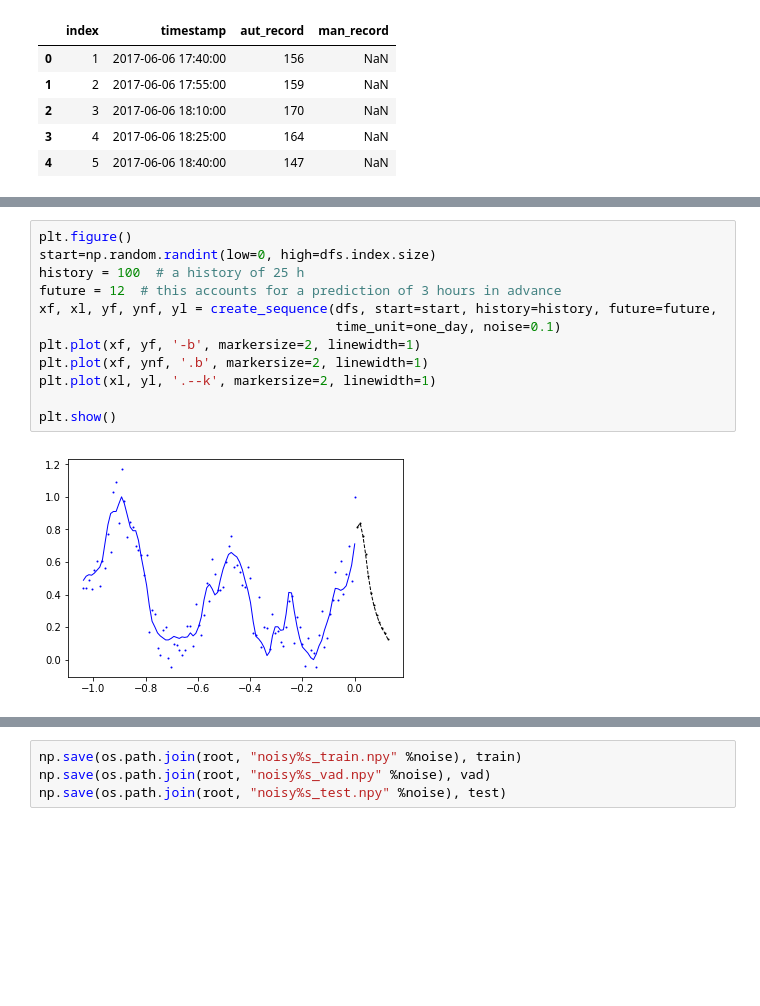
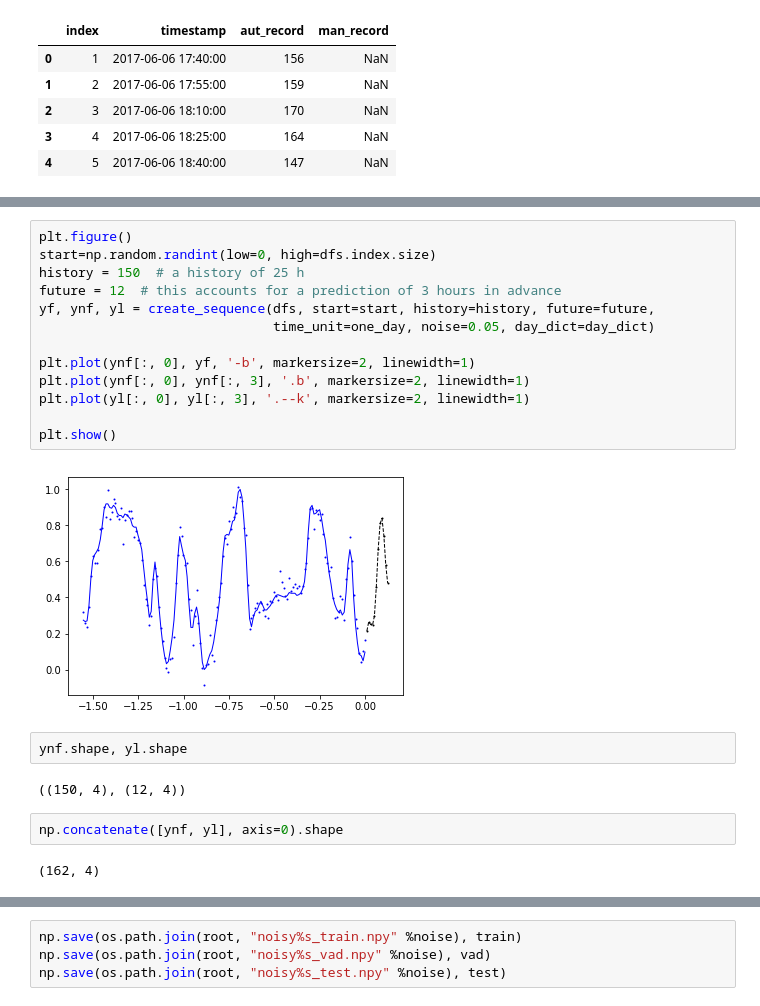
Before and after one commit to juan-arevalo/sugar_level_prediction, a Jupyter notebook: explore/data_exploration.ipynb, the cells around one changed output, grey strips where cells are left out. Cells and saved outputs as stored; diff of their text form; blank space fills up the shorter version.

```diff
--- a/explore/data_exploration.ipynb
+++ b/explore/data_exploration.ipynb
@@ -138,16 +162,25 @@ def create_sequence(data, start, history, future, time_unit=one_day, noise=0.1):
 # %%
 plt.figure()
 start=np.random.randint(low=0, high=dfs.index.size)
-history = 100  # a history of 25 h
+history = 150  # a history of 25 h
 future = 12  # this accounts for a prediction of 3 hours in advance
-xf, xl, yf, ynf, yl = create_sequence(dfs, start=start, history=history, future=future,
-                                      time_unit=one_day, noise=0.1)
-plt.plot(xf, yf, '-b', markersize=2, linewidth=1)
-plt.plot(xf, ynf, '.b', markersize=2, linewidth=1)
-plt.plot(xl, yl, '.--k', markersize=2, linewidth=1)
+yf, ynf, yl = create_sequence(dfs, start=start, history=history, future=future,
+                              time_unit=one_day, noise=0.05, day_dict=day_dict)
+
+plt.plot(ynf[:, 0], yf, '-b', markersize=2, linewidth=1)
+plt.plot(ynf[:, 0], ynf[:, 3], '.b', markersize=2, linewidth=1)
+plt.plot(yl[:, 0], yl[:, 3], '.--k', markersize=2, linewidth=1)
 
 plt.show()
 # %% [output]
-[figure, old version]
+[figure, new version]
+# %%
+ynf.shape, yl.shape
+# %% [output]
+((150, 4), (12, 4))
+# %%
+np.concatenate([ynf, yl], axis=0).shape
+# %% [output]
+(162, 4)
 # %%
 def create_dataset(data, num_samples, min_idx, max_idx, history, future, replace=False,
```
Also changed, not shown: parts of 12 cells of this notebook.
